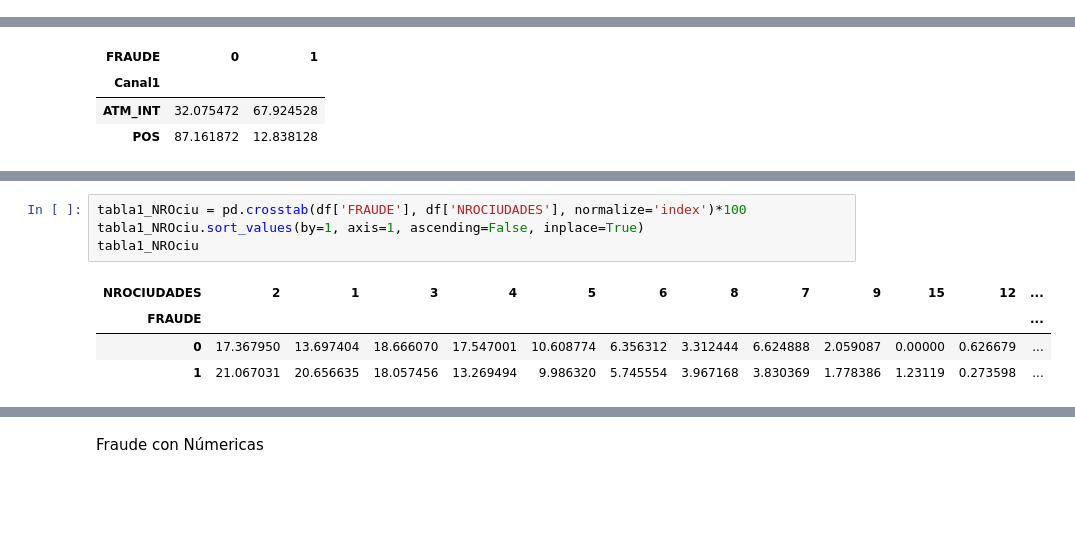
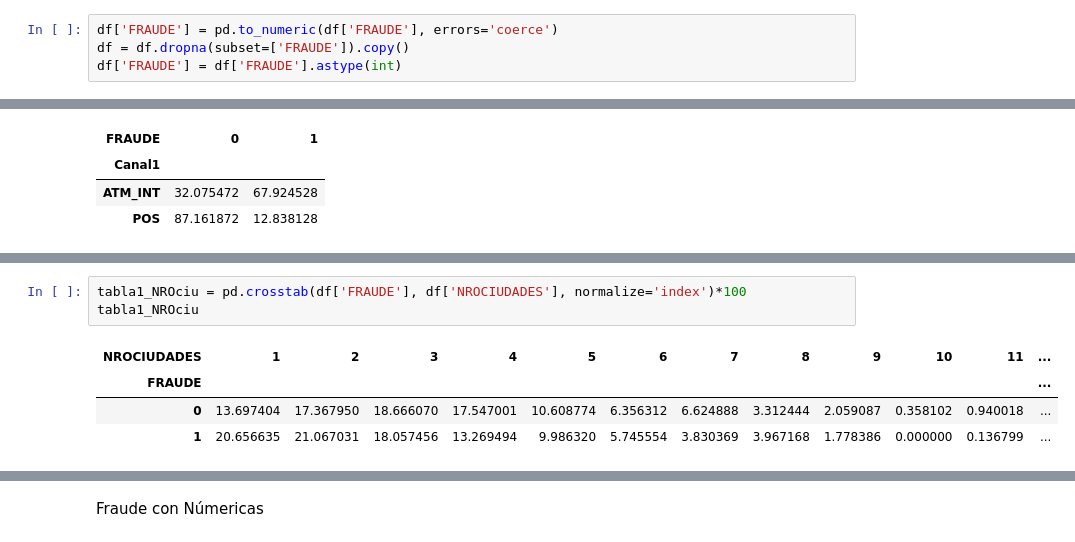
Before and after one commit to fabianp3/Fraude, a Jupyter notebook: notebooks/EDA_Fraude.ipynb, the cells around one changed output, grey strips where cells are left out. Saved outputs shown, nothing was run; the diff lists cells and outputs as text; blank space fills up the shorter version.

```diff
--- a/notebooks/EDA_Fraude.ipynb
+++ b/notebooks/EDA_Fraude.ipynb
@@ -78,0 +74,4 @@ df_sin_duplicados = df.drop_duplicates()
+# %%
+df['FRAUDE'] = pd.to_numeric(df['FRAUDE'], errors='coerce')
+df = df.dropna(subset=['FRAUDE']).copy()
+df['FRAUDE'] = df['FRAUDE'].astype(int)
@@ -291,9 +263,8 @@ tabla1_cod
 # %%
 tabla1_NROciu = pd.crosstab(df['FRAUDE'], df['NROCIUDADES'], normalize='index')*100
-tabla1_NROciu.sort_values(by=1, axis=1, ascending=False, inplace=True)
 tabla1_NROciu
 # %% [output]
-| NROCIUDADES | 2 | 1 | 3 | 4 | 5 | 6 | 8 | 7 | 9 | 15 | 12 | ... |
+| NROCIUDADES | 1 | 2 | 3 | 4 | 5 | 6 | 7 | 8 | 9 | 10 | 11 | ... |
 | FRAUDE |  |  |  |  |  |  |  |  |  |  |  | ... |
-| 0 | 17.367950 | 13.697404 | 18.666070 | 17.547001 | 10.608774 | 6.356312 | 3.312444 | 6.624888 | 2.059087 | 0.00000 | 0.626679 | ... |
-| 1 | 21.067031 | 20.656635 | 18.057456 | 13.269494 | 9.986320 | 5.745554 | 3.967168 | 3.830369 | 1.778386 | 1.23119 | 0.273598 | ... |
+| 0 | 13.697404 | 17.367950 | 18.666070 | 17.547001 | 10.608774 | 6.356312 | 6.624888 | 3.312444 | 2.059087 | 0.358102 | 0.940018 | ... |
+| 1 | 20.656635 | 21.067031 | 18.057456 | 13.269494 | 9.986320 | 5.745554 | 3.830369 | 3.967168 | 1.778386 | 0.000000 | 0.136799 | ... |
```
Also changed, not shown: parts of 65 cells of this notebook, 4 other files.
